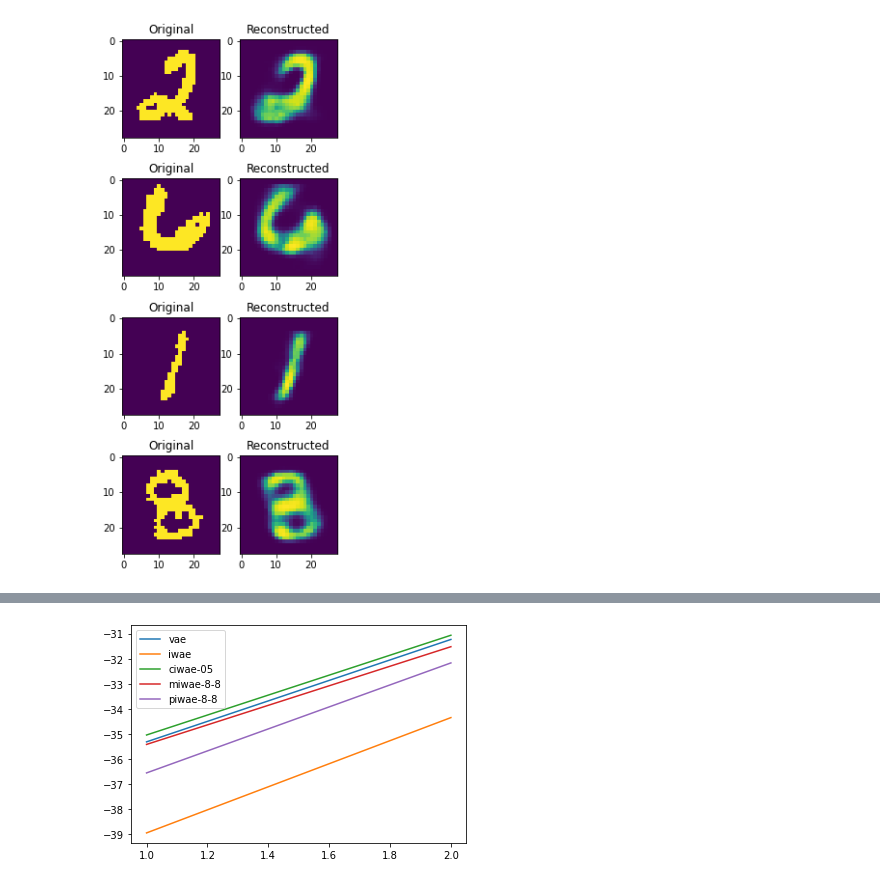
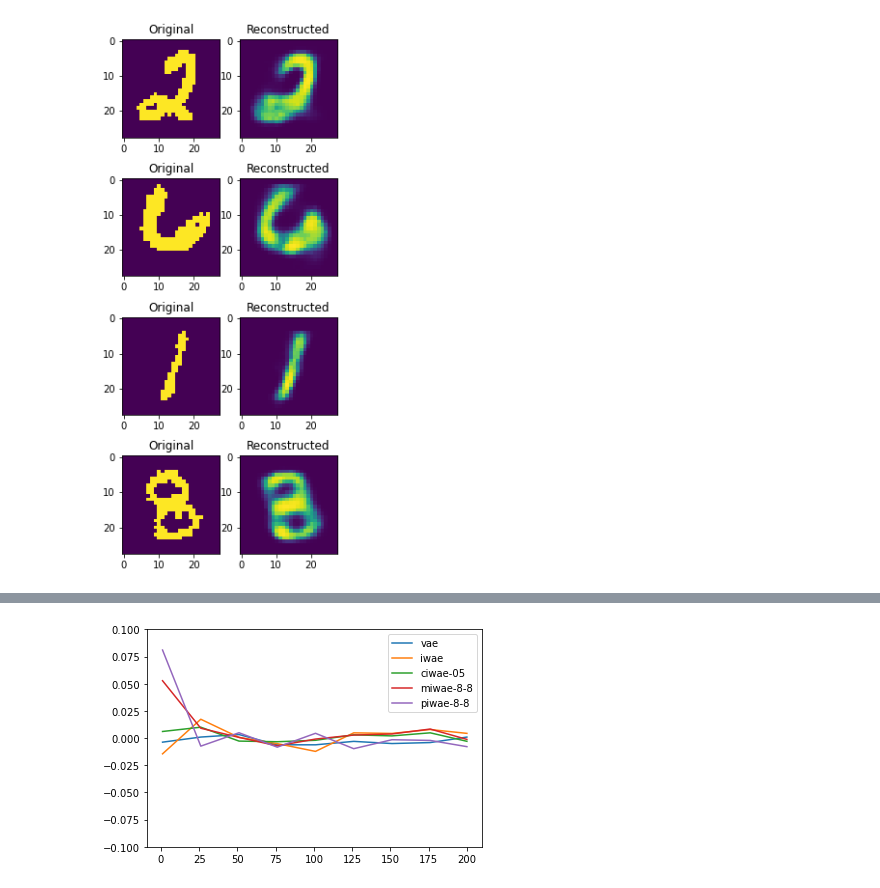
Before and after one commit to ox-advanced-topics-ml-2022-23-group-13/elbo-comparison, a Jupyter notebook: comparison/notebooks/mnist.ipynb, the cells around one changed output, grey strips where cells are left out. Saved outputs shown, nothing was run; the diff lists cells and outputs as text; code cells hidden in the pictures.

Commit message:
Fixed metrics and stochastic layer

```diff
--- a/comparison/notebooks/mnist.ipynb
+++ b/comparison/notebooks/mnist.ipynb
@@ -165,6 +165,7 @@ test_loader = DataLoader(test_dataset, batch_size=4, shuffle=True)
 # %%
 def train_epoch(model, optims, dataloader, loss_function, label):
     model.train()
+    lss = []
     for imgs, _ in tqdm(dataloader, desc="Training Epoch №%s" % label, leave=False):
         imgs = imgs.view(-1, 28*28).to(device)
         losses = loss_function(model, imgs)
@@ -172,6 +173,7 @@ def train_epoch(model, optims, dataloader, loss_function, label):
         if type(losses) is not tuple:
             optim = optims[0]
             loss = -losses
+            lss.append(loss.item())
             optim.zero_grad()
             loss.backward()
             optim.step()
@@ -191,6 +193,7 @@ def train_epoch(model, optims, dataloader, loss_function, label):
 
             for optim in optims:
                 optim.step()
+    print(torch.Tensor(lss).mean())
 # %%
 def test_epoch(model, test_loader, label):
     with torch.no_grad():
@@ -244,7 +248,7 @@ def train_and_evaluate(
             test_metrics["-kl"].append(test_scores["-kl"])
 
         # snapshot model and metrics
-        if epoch % 100 == 1:
+        if epoch % 5 == 1:
             mnist_train_data.save_model(model, test.name, run_no, epoch)
             mnist_train_data.save_results(pd.DataFrame(test_metrics), test.name, run_no)
 
@@ -253,30 +257,35 @@ def train_and_evaluate(
 def eval_discard(loss_fn, M=1, K=1):
     return lambda model, xs: loss_fn(model(xs, M, K))
 
+lr=3e-4
+
 class LossTest:
 
-    def __init__(self, name, loss_fn, optims, no_epochs, epochs_per_sample, no_runs = 1):
+    def __init__(self, name, loss_fn, no_epochs, epochs_per_sample, no_runs = 1, piwae=False):
         self.name = name
         self.loss_fn = loss_fn
-        self.optims = optims
         self.no_epochs = no_epochs
         self.epochs_per_sample = epochs_per_sample
         self.no_runs = no_runs
+        self.piwae = piwae
+        self.initialize_model()
 
-model = VAE_MNIST().to(device)
-mnist_train_data.save_start(model)
+    def initialize_model(self):
+        self.model = VAE_MNIST()
+        if self.piwae:
+            self.optims = [torch.optim.Adam(self.model.encode_params(), lr=lr),
+                           torch.optim.Adam(self.model.decode_params(), lr=lr)]
+        else:
+            self.optims = [torch.optim.Adam(self.model.parameters(), lr=lr)]
 
-lr=1e-3
-optim = torch.optim.Adam(model.parameters(), lr=lr)
-inf_optim = torch.optim.Adam(model.encode_params(), lr=lr)
-gen_optim = torch.optim.Adam(model.decode_params(), lr=lr)
+
 
 fig5_tests = [
-    LossTest("iwae", eval_discard(IWAE_loss, M=1, K=64), [optim], 2, 5, 1),
-    LossTest("ciwae-05", eval_discard(lambda res: CIWAE_loss(res, 0.5), M=1, K=64), [optim], 2, 5, 1),
-    LossTest("piwae-8-8", eval_discard(PIWAE_loss, M=8, K=8), [inf_optim, gen_optim], 2, 5, 1),
-    LossTest("miwae-8-8", eval_discard(IWAE_loss, M=8, K=8), [optim], 2, 5, 1),
-    LossTest("vae", eval_discard(IWAE_loss, M=64, K=1), [optim], 2, 5, 1)
+    LossTest("iwae", eval_discard(IWAE_loss, M=1, K=64), 200, 25, 1),
+    LossTest("ciwae-05", eval_discard(lambda res: CIWAE_loss(res, 0.5), M=1, K=64), 200, 25, 1),
+    LossTest("piwae-8-8", eval_discard(PIWAE_loss, M=8, K=8), 200, 25, 1, piwae=True),
+    LossTest("miwae-8-8", eval_discard(IWAE_loss, M=8, K=8), 200, 25, 1),
+    LossTest("vae", eval_discard(IWAE_loss, M=64, K=1), 200, 25, 1)
 ]
 
 
@@ -287,8 +296,8 @@ for test in fig5_tests:
     print("Training ", test.name)
     for run_no in range(1, test.no_runs+1):
         print("Run ", run_no)
-
-        mnist_train_data.load_start(model)
+        test.initialize_model()
+        model = test.model.to(device)
 
         test_metrics = train_and_evaluate(
             model,
@@ -300,6 +309,7 @@ for test in fig5_tests:
 
         mnist_train_data.save_model(model, test.name, run_no, epoch = None)
         mnist_train_data.save_results(test_metrics, test.name, run_no)
+        model.to('cpu')
 # %% [output]
 Training  iwae
 Run  1
@@ -400,7 +415,9 @@ def plot_metric(ress: dict, col: str, ax):
         lines.append(line)
     ax.legend(handles=lines)
 # %%
+import matplotlib.pyplot as plt
 fig, ax = plt.subplots()
-plot_metric(mnist_train_data.load_all_results(), 'logpx', ax)
+plt.ylim([-0.1, 0.1])
+plot_metric(mnist_train_data.load_all_results(), '-kl', ax)
 # %% [output]
-[figure, old version]
+[figure, new version]
```
Also changed, not shown: parts of 7 cells of this notebook, 3 other files.
